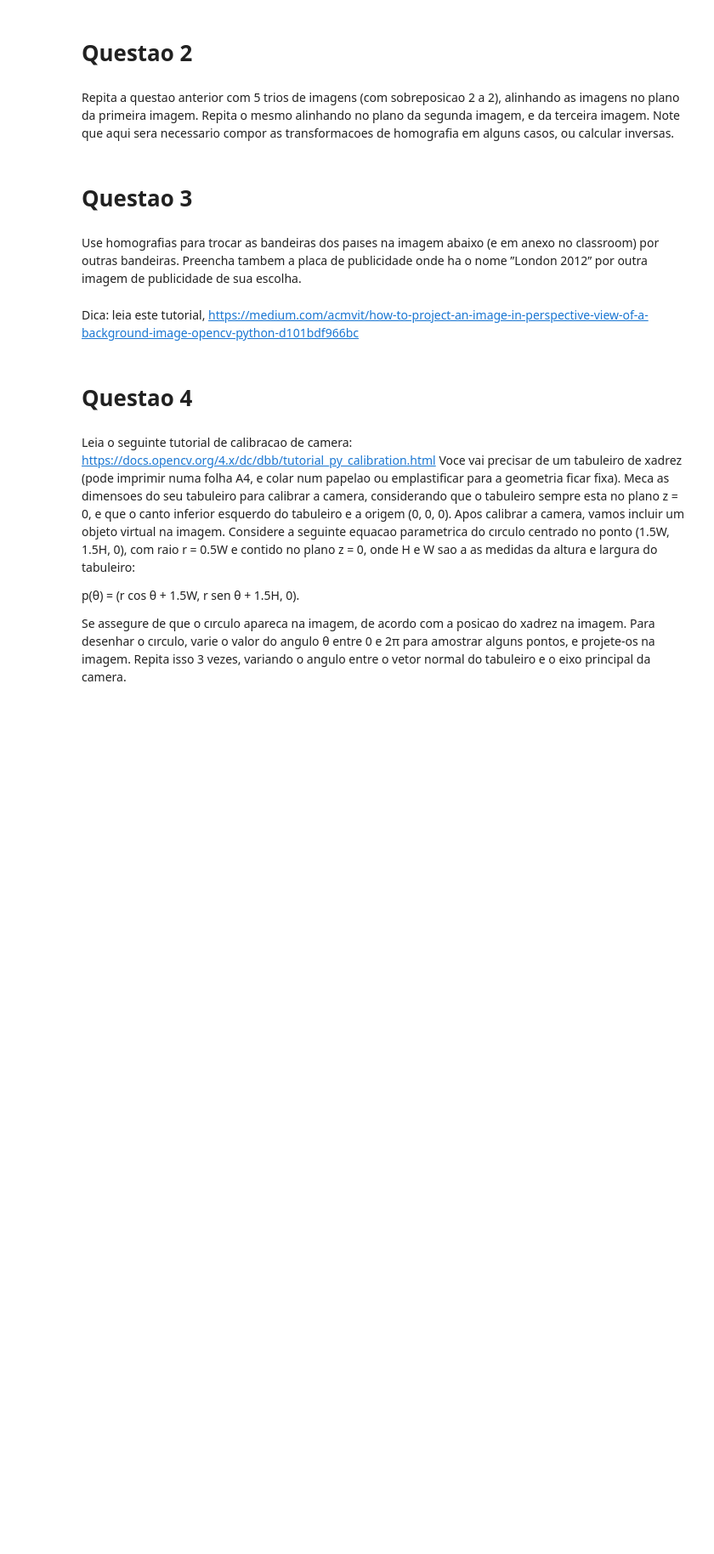
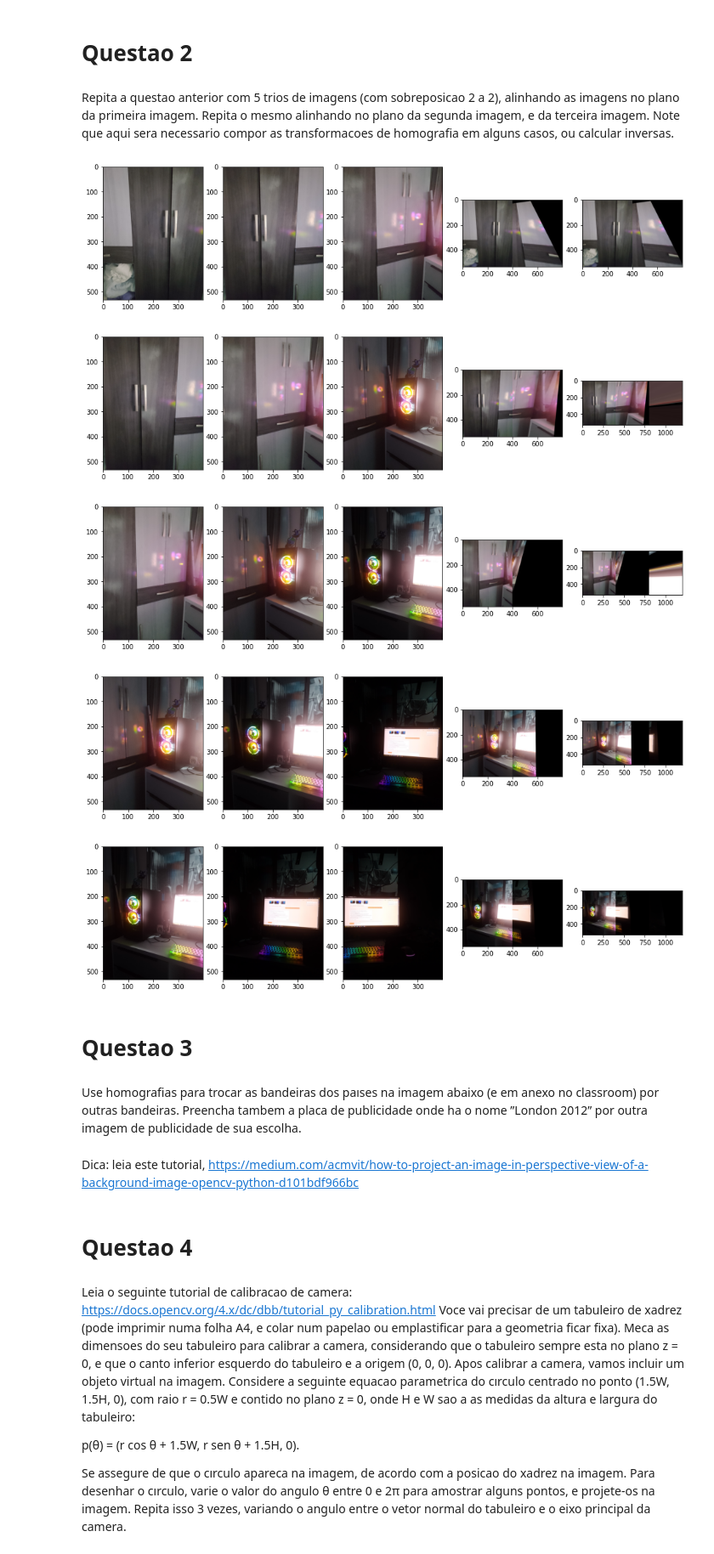
Before and after one commit to JonathanYuri/Computer-Vision, a Jupyter notebook: Lista3/lista.ipynb, the cells around one changed output. Shown at 85% size. Cells and saved outputs as stored; diff of their text form; code cells hidden in the pictures; blank space fills up the shorter version.

```diff
--- a/Lista3/lista.ipynb
+++ b/Lista3/lista.ipynb
@@ -6,6 +148,38 @@ Escolha uma das metodologias que voce implementou na segunda lista para gerar co
 # Questao 2
 # %% [markdown]
 Repita a questao anterior com 5 trios de imagens (com sobreposicao 2 a 2), alinhando as imagens no plano da primeira imagem. Repita o mesmo alinhando no plano da segunda imagem, e da terceira imagem. Note que aqui sera necessario compor as transformacoes de homografia em alguns casos, ou calcular inversas.
+# %%
+for i in range(0, 5):
+    img1 = cv2.imread(f'./panorama/{i}.jpg')
+    img2 = cv2.imread(f'./panorama/{i+1}.jpg')
+    img3 = cv2.imread(f'./panorama/{i+2}.jpg')
+
+    # Criar panoramas alinhando no plano da primeira, segunda e terceira imagem
+    img1 = imutils.resize(img1, width=400)
+    img2 = imutils.resize(img2, width=400)
+    img3 = imutils.resize(img3, width=400)
+
+    stitcher = Stitcher()
+    panorama1 = stitcher.stitch([img1, img2])
+    panorama2 = stitcher.stitch([panorama1, img3])
+
+    if panorama2 is None:
+        panorama2 = panorama1
+
+
+    plt.figure(figsize=(16,16))
+    plt.subplot(151), plt.imshow(img1)
+    plt.subplot(152), plt.imshow(img2)
+    plt.subplot(153), plt.imshow(img3)
+    plt.subplot(154), plt.imshow(panorama1)
+    plt.subplot(155), plt.imshow(panorama2)
+    plt.show()
+# %% [output]
+[figure, added]
+[figure, added]
+[figure, added]
+[figure, added]
+[figure, added]
 # %% [markdown]
 # Questao 3
 # %% [markdown]
```
Also changed, not shown: parts of 5 cells of this notebook, 10 other files.
